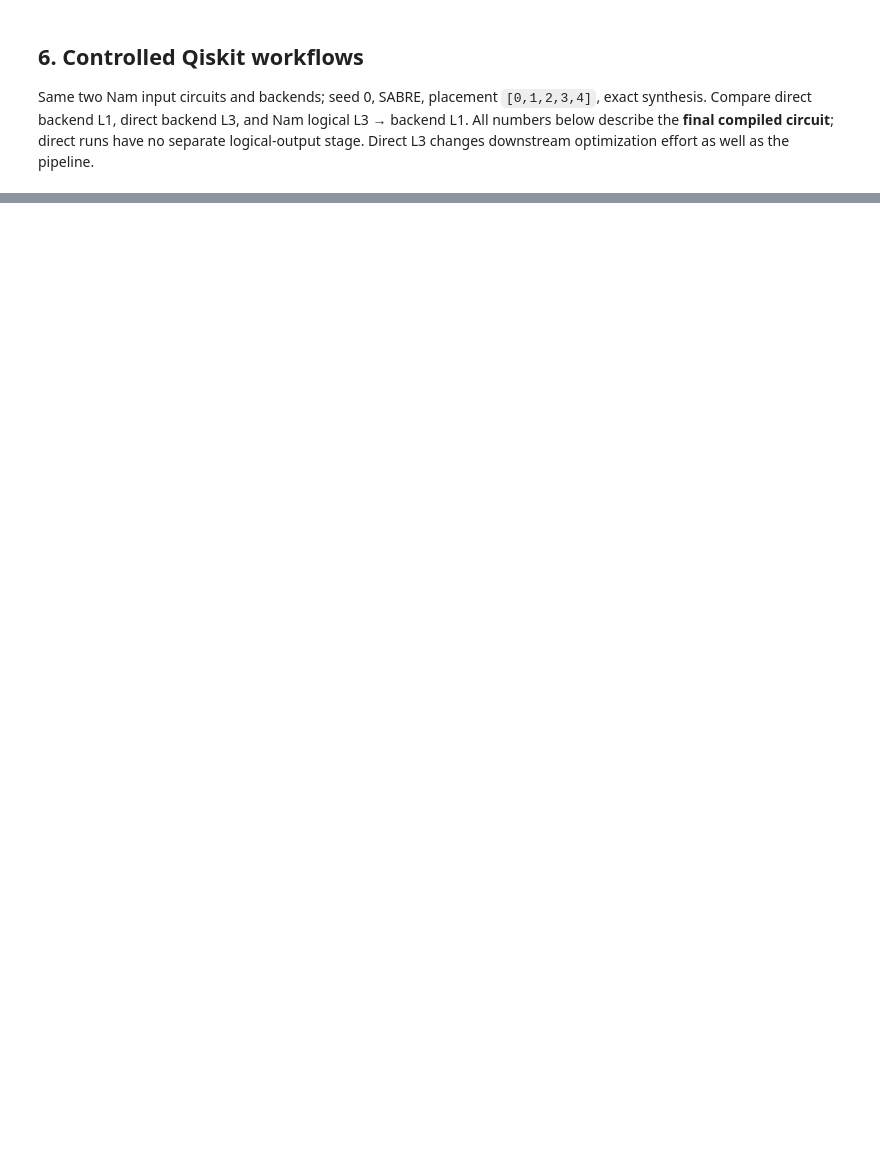
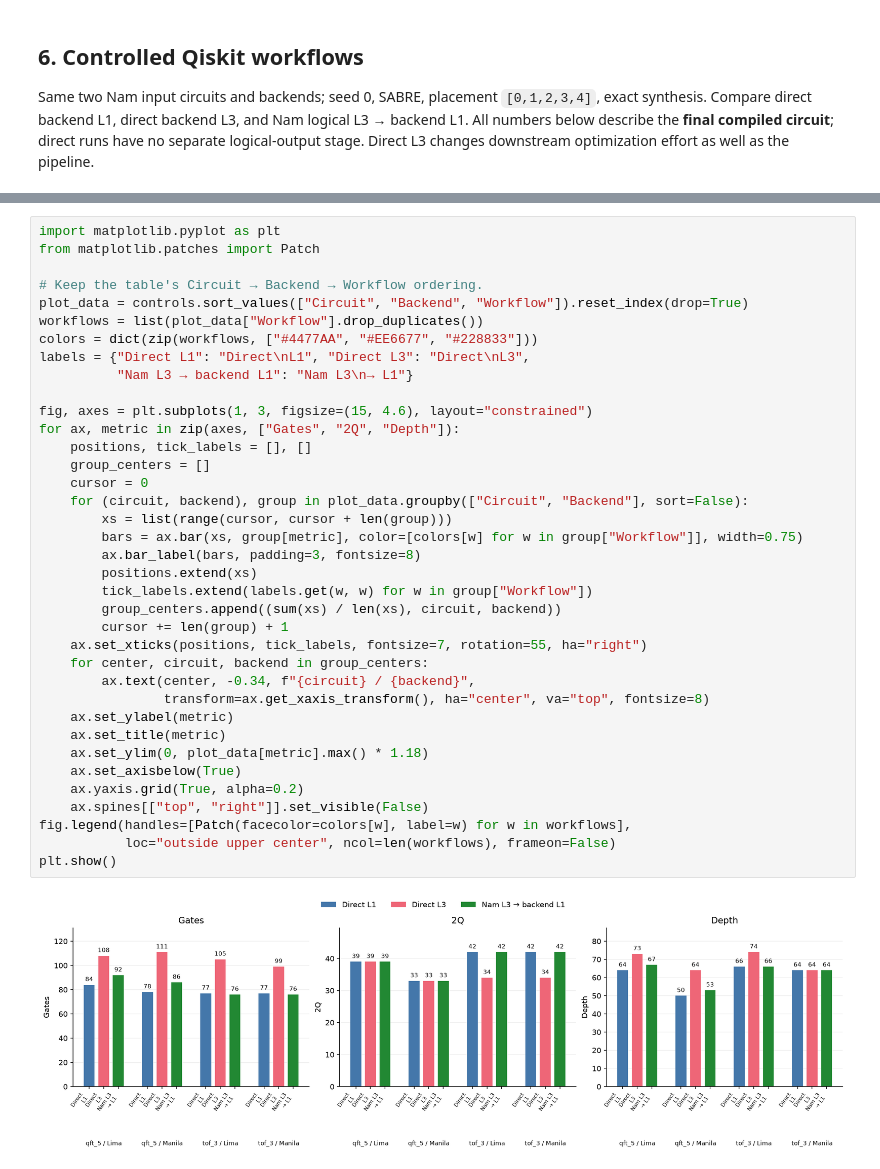
Before and after one commit to nhford/gates-to-hardware, a Jupyter notebook: comparison.ipynb, the cells around one changed output, grey strips where cells are left out. Drawn from its saved outputs; the diff is of its cells as text; blank space fills up the shorter version.

```diff
--- a/comparison.ipynb
+++ b/comparison.ipynb
@@ -94,0 +110,39 @@ show(
+# %%
+import matplotlib.pyplot as plt
+from matplotlib.patches import Patch
+
+# Keep the table's Circuit → Backend → Workflow ordering.
+plot_data = controls.sort_values(["Circuit", "Backend", "Workflow"]).reset_index(drop=True)
+workflows = list(plot_data["Workflow"].drop_duplicates())
+colors = dict(zip(workflows, ["#4477AA", "#EE6677", "#228833"]))
+labels = {"Direct L1": "Direct\nL1", "Direct L3": "Direct\nL3",
+          "Nam L3 → backend L1": "Nam L3\n→ L1"}
+
+fig, axes = plt.subplots(1, 3, figsize=(15, 4.6), layout="constrained")
+for ax, metric in zip(axes, ["Gates", "2Q", "Depth"]):
+    positions, tick_labels = [], []
+    group_centers = []
+    cursor = 0
+    for (circuit, backend), group in plot_data.groupby(["Circuit", "Backend"], sort=False):
+        xs = list(range(cursor, cursor + len(group)))
+        bars = ax.bar(xs, group[metric], color=[colors[w] for w in group["Workflow"]], width=0.75)
+        ax.bar_label(bars, padding=3, fontsize=8)
+        positions.extend(xs)
+        tick_labels.extend(labels.get(w, w) for w in group["Workflow"])
+        group_centers.append((sum(xs) / len(xs), circuit, backend))
+        cursor += len(group) + 1
+    ax.set_xticks(positions, tick_labels, fontsize=7, rotation=55, ha="right")
+    for center, circuit, backend in group_centers:
+        ax.text(center, -0.34, f"{circuit} / {backend}",
+                transform=ax.get_xaxis_transform(), ha="center", va="top", fontsize=8)
+    ax.set_ylabel(metric)
+    ax.set_title(metric)
+    ax.set_ylim(0, plot_data[metric].max() * 1.18)
+    ax.set_axisbelow(True)
+    ax.yaxis.grid(True, alpha=0.2)
+    ax.spines[["top", "right"]].set_visible(False)
+fig.legend(handles=[Patch(facecolor=colors[w], label=w) for w in workflows],
+           loc="outside upper center", ncol=len(workflows), frameon=False)
+plt.show()
+# %% [output]
+[figure, added]
```
Also changed, not shown: parts of 6 cells of this notebook, 18 other files.
